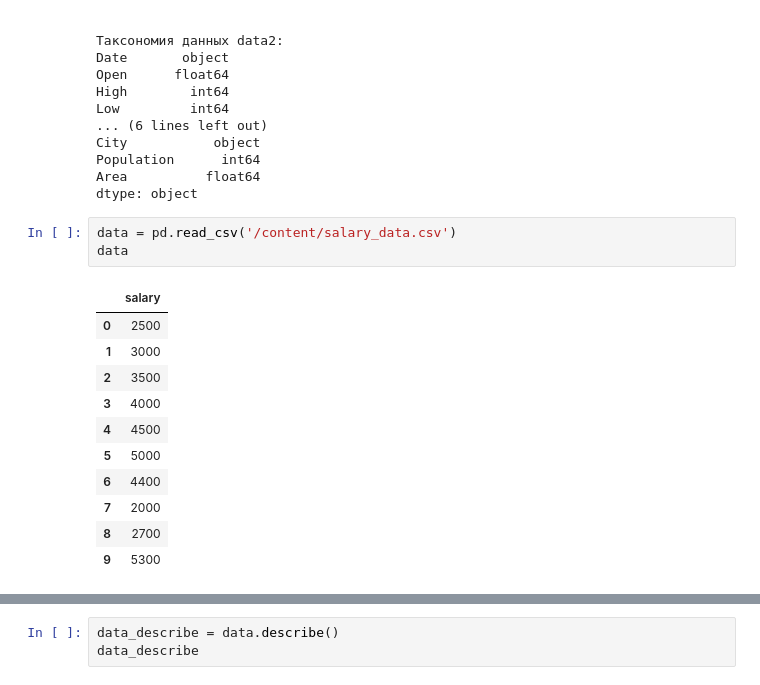
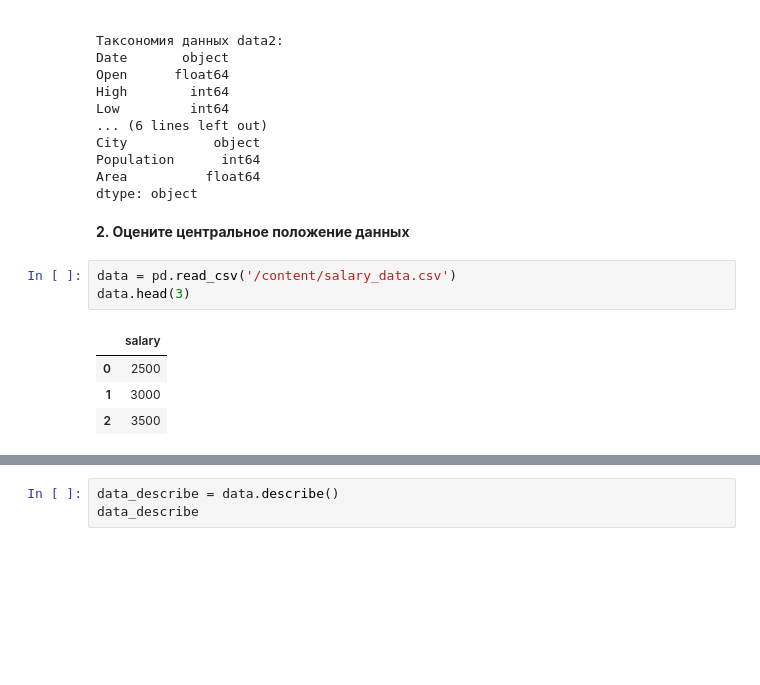
Before and after one commit to Grashch/Eduson, a Jupyter notebook: РазведочныйАнализДанных.ipynb, the cells around one changed output, grey strips where cells are left out. Drawn from its saved outputs; the diff is of its cells as text; blank space fills up the shorter version.

```diff
--- a/РазведочныйАнализДанных.ipynb
+++ b/РазведочныйАнализДанных.ipynb
@@ -31,19 +33,14 @@ City           object
 Population      int64
 Area          float64
 dtype: object
+# %% [markdown]
+**2. Оцените центральное положение данных**
 # %%
 data = pd.read_csv('/content/salary_data.csv')
-data
+data.head(3)
 # %% [output]
 |  | salary |
 | 0 | 2500 |
 | 1 | 3000 |
 | 2 | 3500 |
-| 3 | 4000 |
-| 4 | 4500 |
-| 5 | 5000 |
-| 6 | 4400 |
-| 7 | 2000 |
-| 8 | 2700 |
-| 9 | 5300 |
 # %%
```
Also changed, not shown: parts of 8 cells of this notebook.
